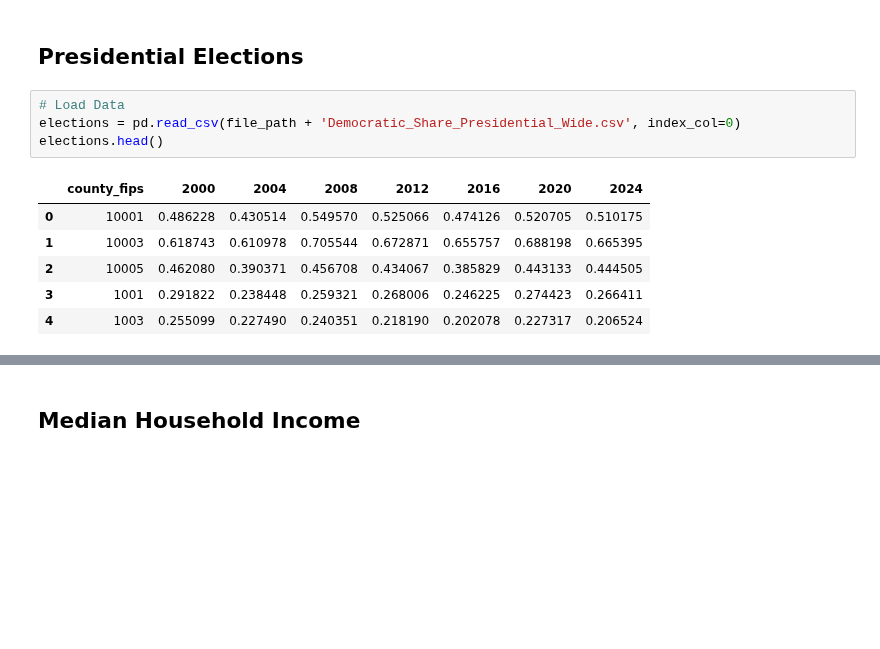
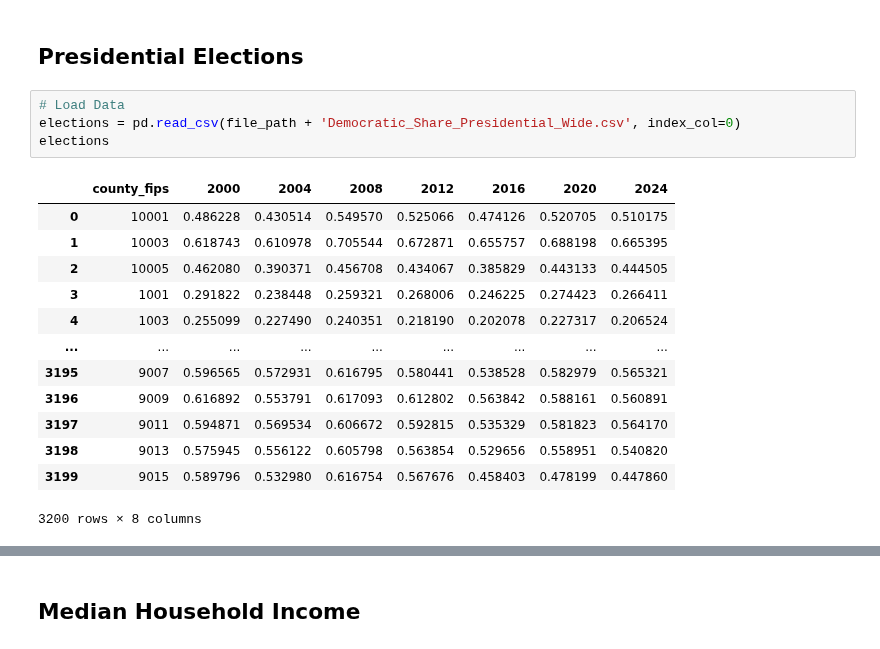
Before and after one commit to tayweid/tayweid.github.io, a Jupyter notebook: econ-0150/parts/part-2-5/Exercise_2_5.ipynb, the cells around one changed output, grey strips where cells are left out. Cells and saved outputs as stored; diff of their text form; blank space fills up the shorter version.

```diff
--- a/econ-0150/parts/part-2-5/Exercise_2_5.ipynb
+++ b/econ-0150/parts/part-2-5/Exercise_2_5.ipynb
@@ -15,12 +15,19 @@ file_path = 'https://tayweid.github.io/econ-0150/parts/part-2-5/data/'
 # %%
 # Load Data
 elections = pd.read_csv(file_path + 'Democratic_Share_Presidential_Wide.csv', index_col=0)
-elections.head()
+elections
 # %% [output]
 |  | county_fips | 2000 | 2004 | 2008 | 2012 | 2016 | 2020 | 2024 |
 | 0 | 10001 | 0.486228 | 0.430514 | 0.549570 | 0.525066 | 0.474126 | 0.520705 | 0.510175 |
 | 1 | 10003 | 0.618743 | 0.610978 | 0.705544 | 0.672871 | 0.655757 | 0.688198 | 0.665395 |
 | 2 | 10005 | 0.462080 | 0.390371 | 0.456708 | 0.434067 | 0.385829 | 0.443133 | 0.444505 |
 | 3 | 1001 | 0.291822 | 0.238448 | 0.259321 | 0.268006 | 0.246225 | 0.274423 | 0.266411 |
 | 4 | 1003 | 0.255099 | 0.227490 | 0.240351 | 0.218190 | 0.202078 | 0.227317 | 0.206524 |
+| ... | ... | ... | ... | ... | ... | ... | ... | ... |
+| 3195 | 9007 | 0.596565 | 0.572931 | 0.616795 | 0.580441 | 0.538528 | 0.582979 | 0.565321 |
+| 3196 | 9009 | 0.616892 | 0.553791 | 0.617093 | 0.612802 | 0.563842 | 0.588161 | 0.560891 |
+| 3197 | 9011 | 0.594871 | 0.569534 | 0.606672 | 0.592815 | 0.535329 | 0.581823 | 0.564170 |
+| 3198 | 9013 | 0.575945 | 0.556122 | 0.605798 | 0.563854 | 0.529656 | 0.558951 | 0.540820 |
+| 3199 | 9015 | 0.589796 | 0.532980 | 0.616754 | 0.567676 | 0.458403 | 0.478199 | 0.447860 |
+3200 rows × 8 columns
 # %%
```
Also changed, not shown: parts of 10 cells of this notebook, 29 other files.
